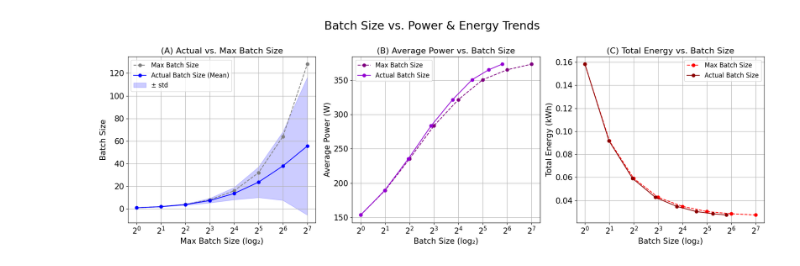
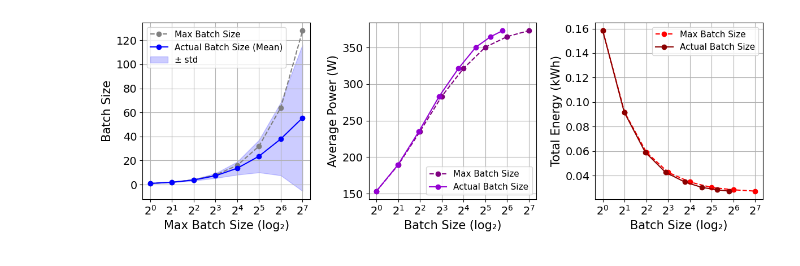
Before and after one commit to ozcanmiraay/vidur-energy, a Jupyter notebook: experiments-final/analysis/exp3-batchsize-power-energy.ipynb, the cells around one changed output. Drawn from its saved outputs; the diff is of its cells as text; code cells hidden in the pictures.

```diff
--- a/experiments-final/analysis/exp3-batchsize-power-energy.ipynb
+++ b/experiments-final/analysis/exp3-batchsize-power-energy.ipynb
@@ -162,15 +162,14 @@ df = df.sort_values(by="max_batch_size")
 log2_ticks = [1, 2, 4, 8, 16, 32, 64, 128]
 log2_labels = [rf"$2^{{{int(np.log2(x))}}}$" for x in log2_ticks]
 
-# Create the figure and 3 subplots side by side
-fig, axes = plt.subplots(1, 3, figsize=(18, 6))  # Slightly taller height
+# Create the figure and 3 subplots (smaller figsize to visually enlarge fonts)
+fig, axes = plt.subplots(1, 3, figsize=(12, 4))
 
-# Shared styling variables
-title_size = 16
+# Shared font settings
 label_size = 15
-tick_size = 15
-legend_fontsize = 12
-legend_title_fontsize = 13
+tick_size = 14
+legend_fontsize = 11
+legend_title_fontsize = 14
 
 ###############################################################################
 # (A) Actual vs. Max Batch Size (±std)
@@ -198,7 +197,6 @@ axes[0].fill_between(
     color="blue",
     label="± std"
 )
-axes[0].set_title("(A) Actual vs. Max Batch Size", fontsize=title_size)
 axes[0].set_xlabel("Max Batch Size (log₂)", fontsize=label_size)
 axes[0].set_ylabel("Batch Size", fontsize=label_size)
 axes[0].tick_params(axis='both', labelsize=tick_size)
@@ -222,7 +220,6 @@ axes[1].plot(
     color="darkviolet",
     label="Actual Batch Size"
 )
-axes[1].set_title("(B) Average Power vs. Batch Size", fontsize=title_size)
 axes[1].set_xlabel("Batch Size (log₂)", fontsize=label_size)
 axes[1].set_ylabel("Average Power (W)", fontsize=label_size)
 axes[1].tick_params(axis='both', labelsize=tick_size)
@@ -235,38 +232,36 @@ axes[2].plot(
     df["max_batch_size"],
     df["total_energy_kwh"],
     marker="o",
     color="red",
     linestyle="dashed",
     label="Max Batch Size"
 )
 axes[2].plot(
     df["actual_batch_size_weighted_mean"],
     df["total_energy_kwh"],
     marker="o",
     color="darkred",
     label="Actual Batch Size"
 )
-axes[2].set_title("(C) Total Energy vs. Batch Size", fontsize=title_size)
 axes[2].set_xlabel("Batch Size (log₂)", fontsize=label_size)
 axes[2].set_ylabel("Total Energy (kWh)", fontsize=label_size)
 axes[2].tick_params(axis='both', labelsize=tick_size)
 axes[2].legend(fontsize=legend_fontsize)
 
 ###############################################################################
-# Shared X-axis formatting and grid
+# Shared X-axis formatting and layout
 ###############################################################################
 for ax in axes:
     ax.set_xscale("log", base=2)
     ax.set_xticks(log2_ticks)
     ax.set_xticklabels(log2_labels)
     ax.grid(True)
 
-plt.suptitle("Batch Size vs. Power & Energy Trends", fontsize=22, y=1.02)
 plt.tight_layout()
-plt.savefig("exp3-batchsize_comparison.png", dpi=300, bbox_inches="tight")
+plt.subplots_adjust(wspace=0.35)
 plt.show()
 # %% [output]
-[figure, old version]
+[figure, new version]
 # %%
 import plotly.graph_objects as go
 from plotly.subplots import make_subplots
```
Also changed, not shown: 5 other files.
